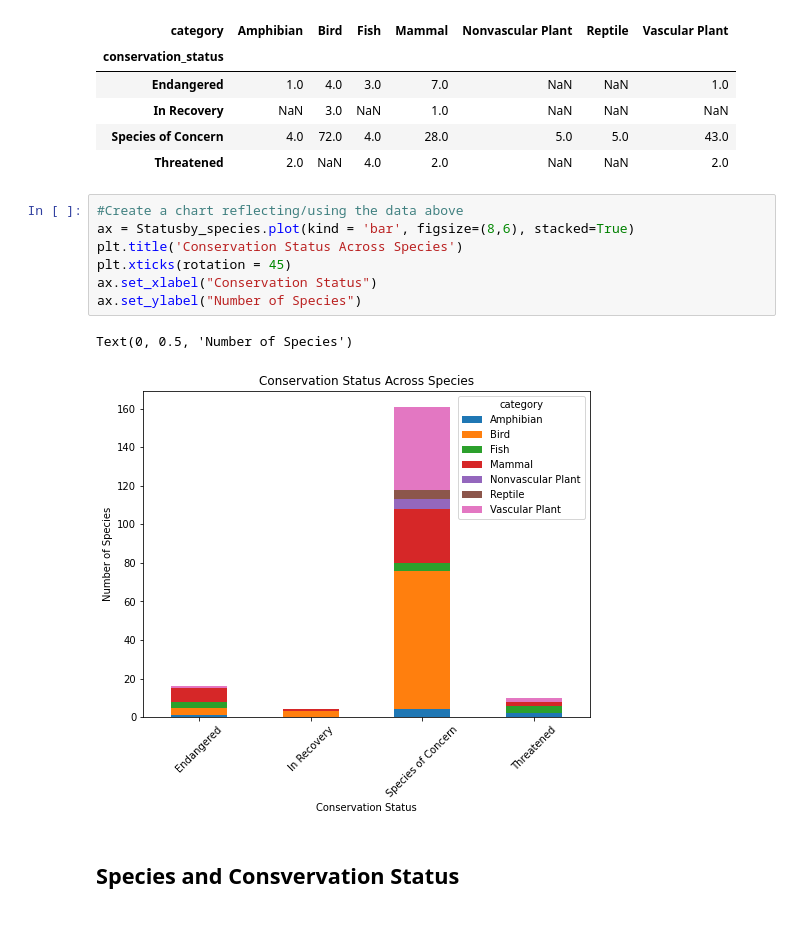
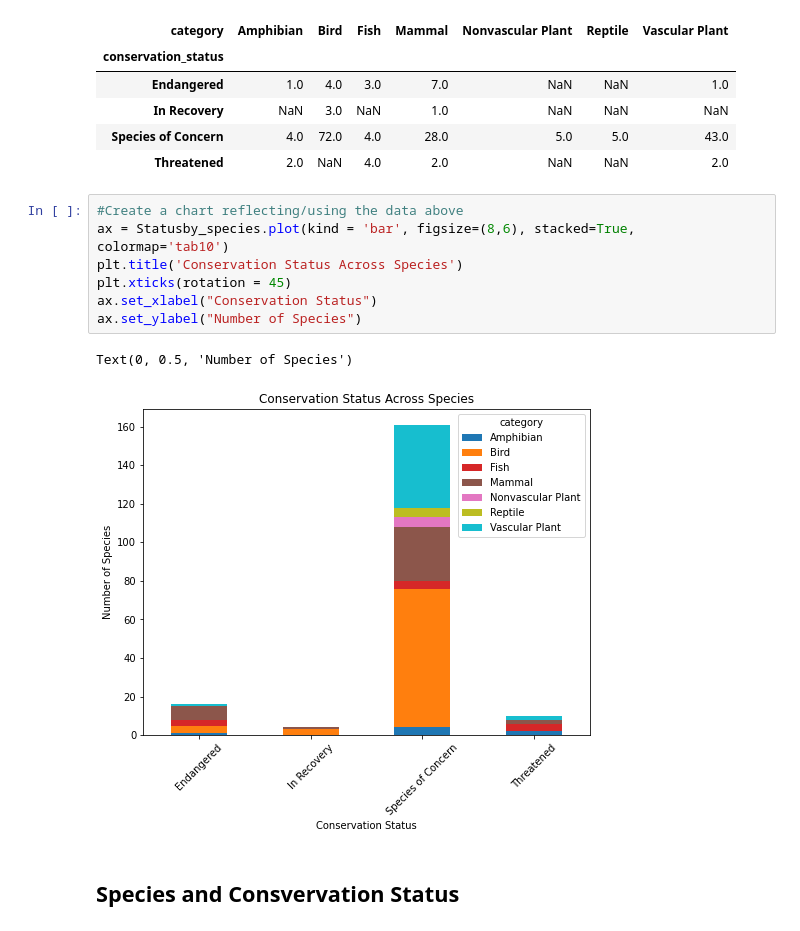
Before and after one commit to h-ostcode/Biodiversity-in-National-Parks, a Jupyter notebook: biodiversity.ipynb, the cells around one changed output. Drawn from its saved outputs; the diff is of its cells as text.

```diff
--- a/biodiversity.ipynb
+++ b/biodiversity.ipynb
@@ -209,14 +209,14 @@ Statusby_species
 | Threatened | 2.0 | NaN | 4.0 | 2.0 | NaN | NaN | 2.0 |
 # %%
 #Create a chart reflecting/using the data above
-ax = Statusby_species.plot(kind = 'bar', figsize=(8,6), stacked=True)
+ax = Statusby_species.plot(kind = 'bar', figsize=(8,6), stacked=True, colormap='tab10')
 plt.title('Conservation Status Across Species')
 plt.xticks(rotation = 45)
 ax.set_xlabel("Conservation Status")
 ax.set_ylabel("Number of Species")
 # %% [output]
 Text(0, 0.5, 'Number of Species')
-[figure, old version]
+[figure, new version]
 # %% [markdown]
 ## Species and Consvervation Status
 # %%
```
Also changed, not shown: parts of 11 cells of this notebook.
